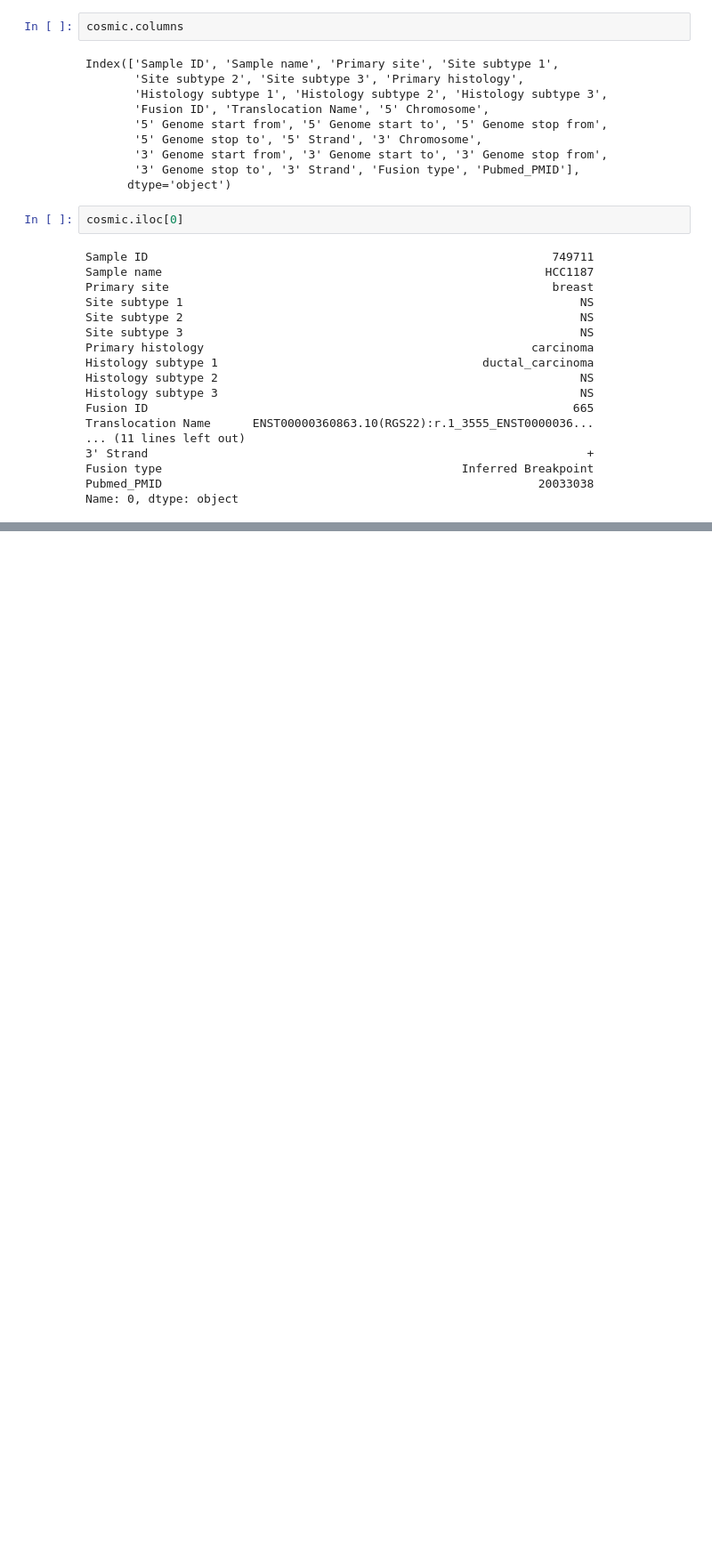
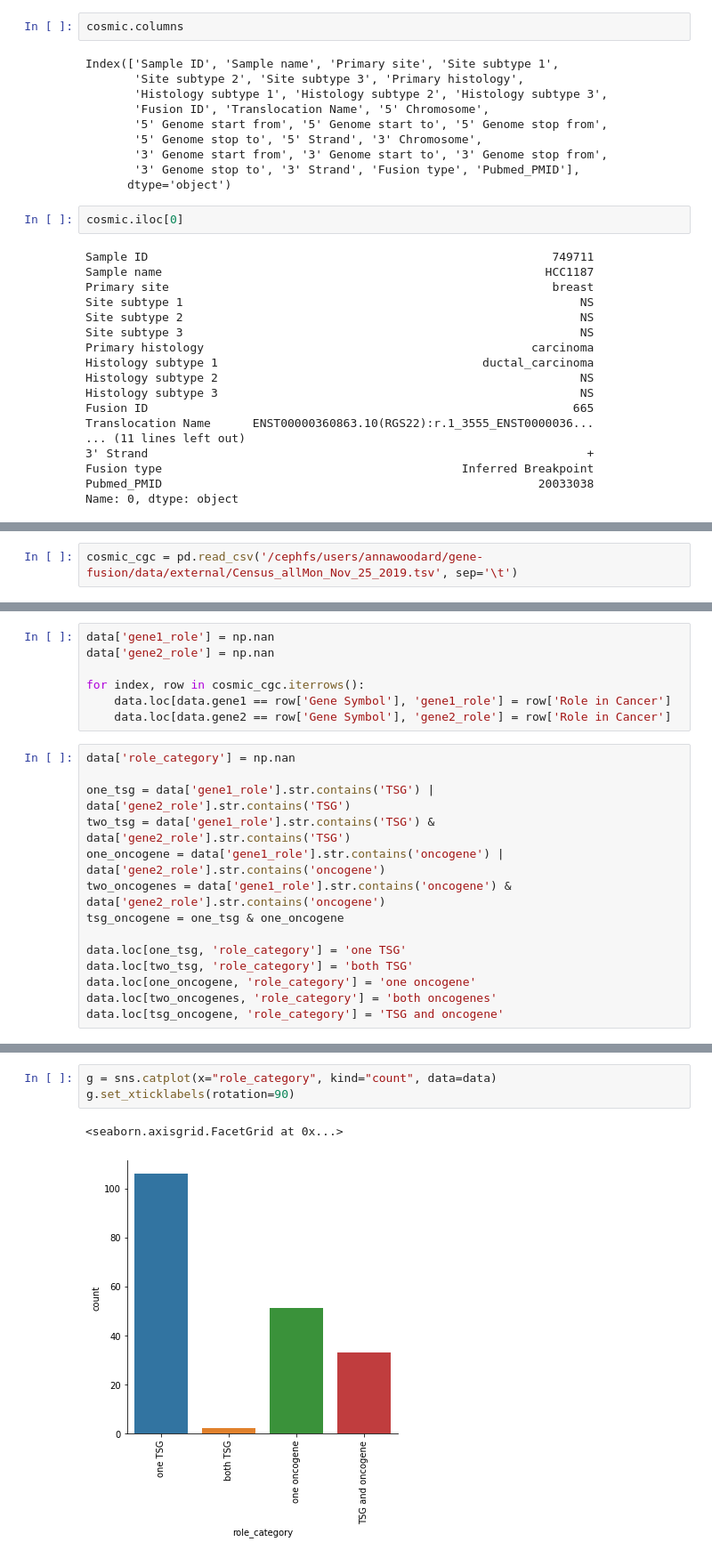
Before and after one commit to olopade-lab/gene-fusion, a Jupyter notebook: analyze.ipynb, the cells around one changed output, grey strips where cells are left out. Shown: that part at 89% size. Drawn from its saved outputs; the diff is of its cells as text; blank space fills up the shorter version.

```diff
--- a/analyze.ipynb
+++ b/analyze.ipynb
@@ -317,0 +546,2 @@ cosmic
+# %%
+cosmic_cgc = pd.read_csv('/cephfs/users/annawoodard/gene-fusion/data/external/Census_allMon_Nov_25_2019.tsv', sep='\t')
@@ -317,0 +564,21 @@ cosmic
+# %%
+data['gene1_role'] = np.nan
+data['gene2_role'] = np.nan
+
+for index, row in cosmic_cgc.iterrows():
+    data.loc[data.gene1 == row['Gene Symbol'], 'gene1_role'] = row['Role in Cancer']
+    data.loc[data.gene2 == row['Gene Symbol'], 'gene2_role'] = row['Role in Cancer']
+# %%
+data['role_category'] = np.nan
+
+one_tsg = data['gene1_role'].str.contains('TSG') | data['gene2_role'].str.contains('TSG')
+two_tsg = data['gene1_role'].str.contains('TSG') & data['gene2_role'].str.contains('TSG')
+one_oncogene = data['gene1_role'].str.contains('oncogene') | data['gene2_role'].str.contains('oncogene')
+two_oncogenes = data['gene1_role'].str.contains('oncogene') & data['gene2_role'].str.contains('oncogene')
+tsg_oncogene = one_tsg & one_oncogene
+
+data.loc[one_tsg, 'role_category'] = 'one TSG'
+data.loc[two_tsg, 'role_category'] = 'both TSG'
+data.loc[one_oncogene, 'role_category'] = 'one oncogene'
+data.loc[two_oncogenes, 'role_category'] = 'both oncogenes'
+data.loc[tsg_oncogene, 'role_category'] = 'TSG and oncogene'
@@ -317,0 +628,6 @@ cosmic
+# %%
+g = sns.catplot(x="role_category", kind="count", data=data)
+g.set_xticklabels(rotation=90)
+# %% [output]
+<seaborn.axisgrid.FacetGrid at 0x...>
+[figure, added]
```
Also changed, not shown: parts of 70 cells of this notebook, 7 other files.
